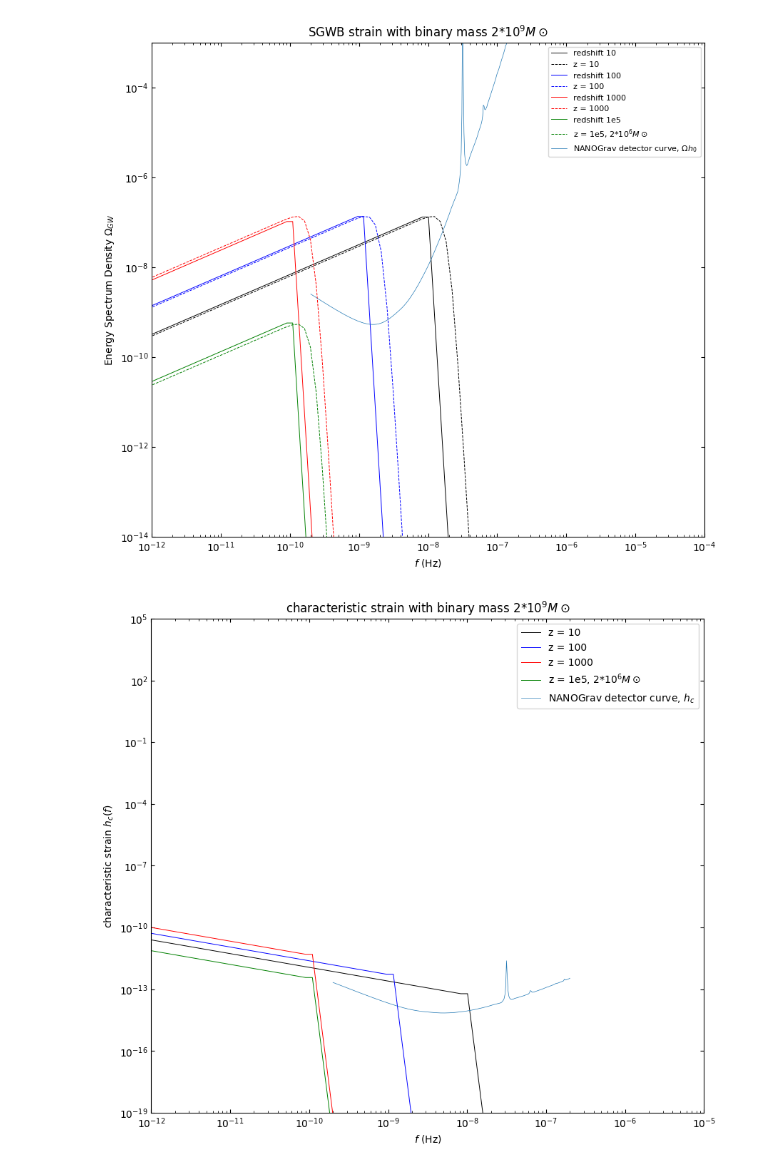
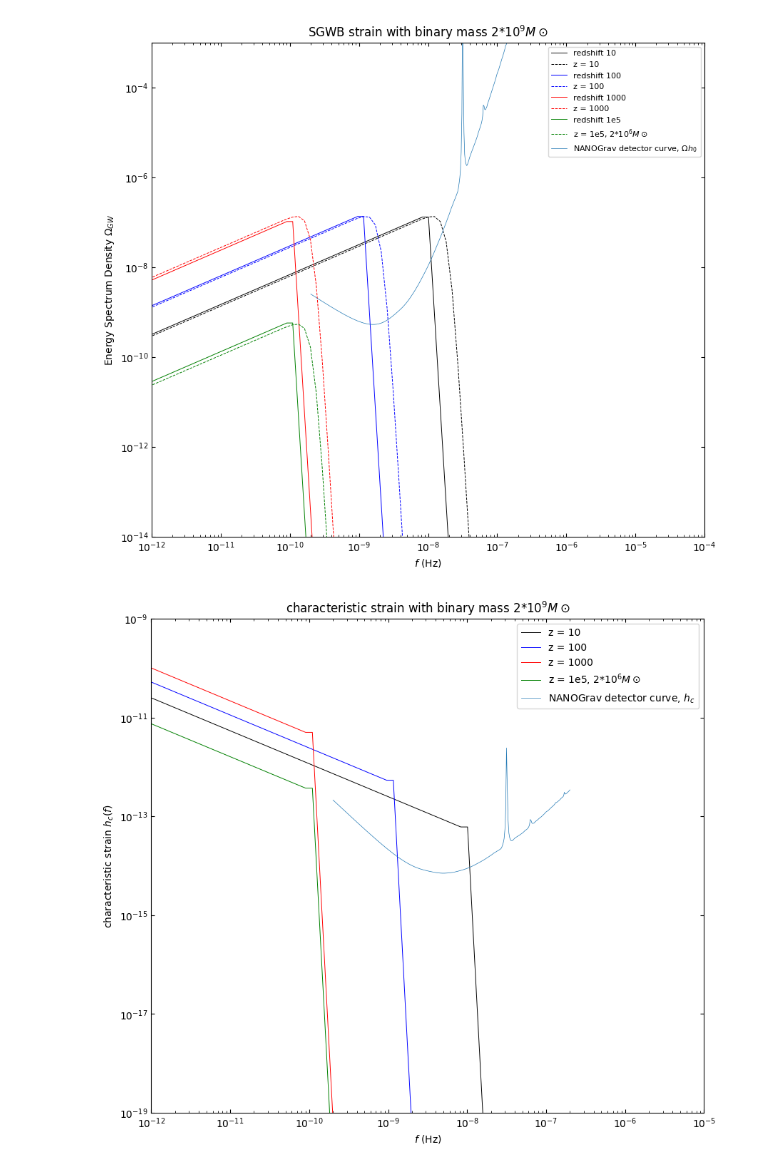
Before and after one commit to WackAlley/Bachelorproject-SGWB-from-Compact-Binaries, a Jupyter notebook: jupyternotebooks/sgwb.ipynb, the cells around one changed output. Saved outputs shown, nothing was run; the diff lists cells and outputs as text; code cells hidden in the pictures.

```diff
--- a/jupyternotebooks/sgwb.ipynb
+++ b/jupyternotebooks/sgwb.ipynb
@@ -336,30 +334,30 @@ plt.show()
 # %%
 plt.loglog(x,y1h,'k-',label="z = 10", linewidth=.7)
 plt.loglog(x,y2h,'b-',label="z = 100", linewidth=.7)
 plt.loglog(x,y3h,'r-',label="z = 1000", linewidth=.7)
 plt.loglog(x,y4h,'g-',label=f"z = 1e5, 2$*10^6M\\odot$", linewidth=.7)
 # plt.loglog(x,bkn_pow_smooth(x,1e-17,fpeak[1],-2/3,-25,delta=0.15),label="Smoothly broken")
 
 # for br in breaks1:
 #     plt.axvline(br,linestyle="--",lw=1,color='k', linewidth=.7)
 # for br in breaks2:
 #     plt.axvline(br,linestyle="--",lw=1,color='b', linewidth=.7)
 # for br in breaks3:
 #     plt.axvline(br,linestyle="--",lw=1,color='r', linewidth=.7)
 # for br in breaks4:
 #     plt.axvline(br,linestyle="--",lw=1,color='g', linewidth=.7)
 
 plt.loglog(df.index, df['strain'], linewidth=.5, label=f'NANOGrav detector curve, $h_{{c}}$') # sensitivity curve
 
 plt.legend()
 plt.gca().tick_params(axis='both',which='both',direction='in',top=True,right=True)
 plt.rcParams["figure.figsize"] = (10,9)
 plt.xlabel(r"$f$ (Hz)")
 plt.ylabel(r"characteristic strain $h_{c}(f)$")
 plt.title(f"characteristic strain with binary mass 2$*10^9M\\odot$")
-plt.ylim(1e-19, 1e5)
+plt.ylim(1e-19, 1e-9)
 plt.xlim(1e-12,1e-5)
-# plt.savefig('charstrain.pdf')
+plt.savefig('charstrain.pdf')
 plt.show()
 # %% [output]
-[figure, old version]
+[figure, new version]
```
Also changed, not shown: parts of 4 cells of this notebook, 2 other files.
